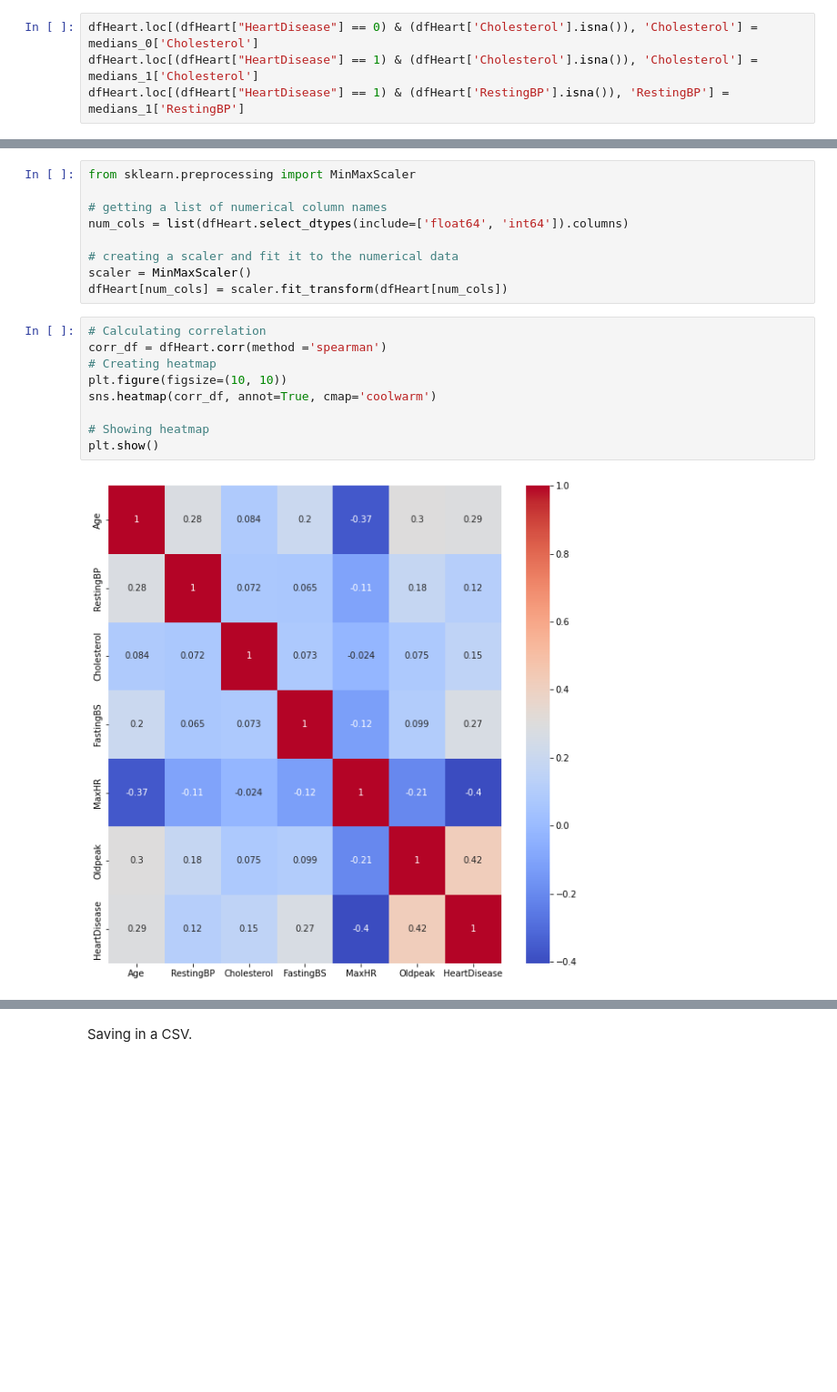
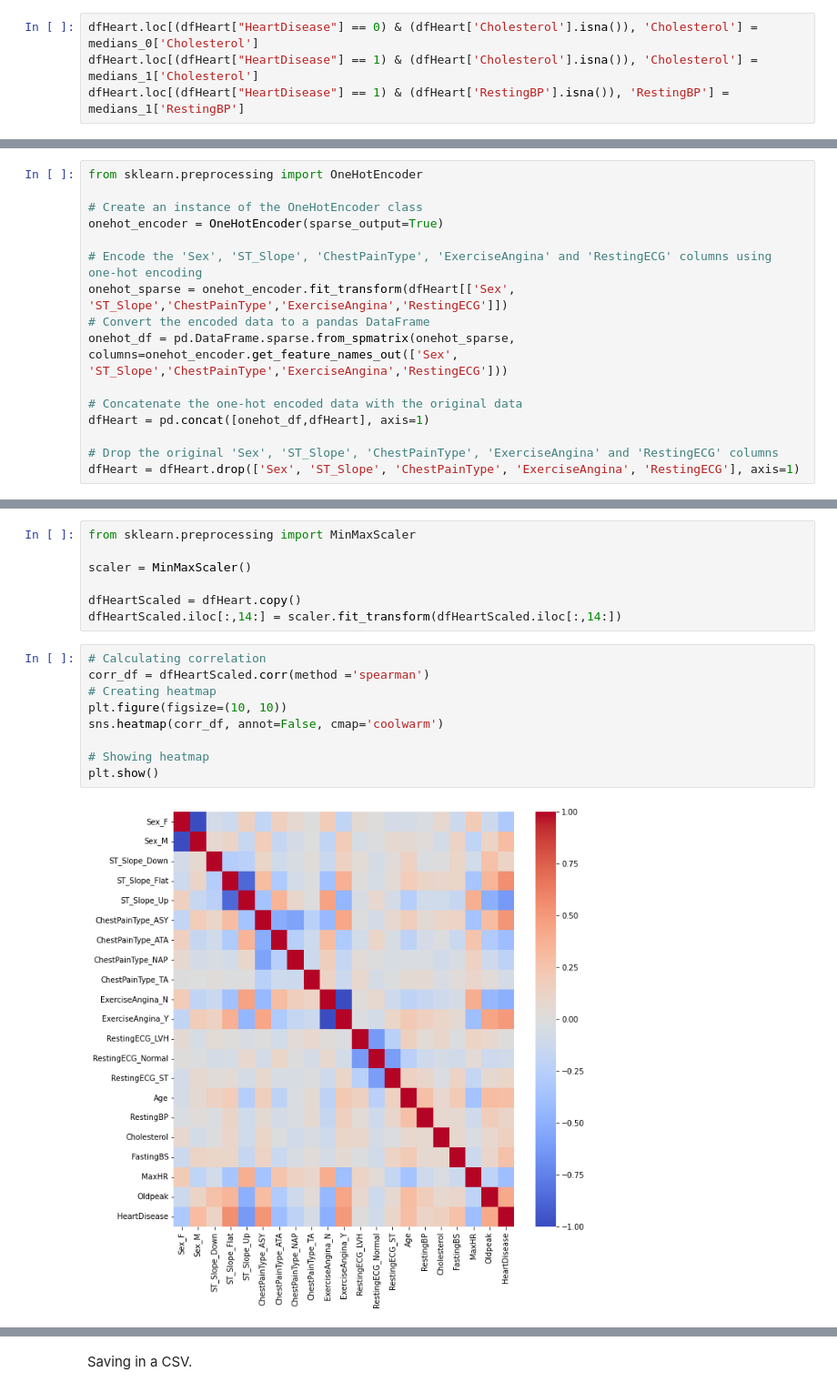
Before and after one commit to mma735/Practice-DS, a Jupyter notebook: dataset5_heart/dataset5_heart_DP&EDA.ipynb, the cells around one changed output, grey strips where cells are left out. Shown at 91% size. Saved outputs shown, nothing was run; the diff lists cells and outputs as text; blank space fills up the shorter version.

```diff
--- a/dataset5_heart/dataset5_heart_DP&EDA.ipynb
+++ b/dataset5_heart/dataset5_heart_DP&EDA.ipynb
@@ -267,0 +297,16 @@ plt.show()
+# %%
+from sklearn.preprocessing import OneHotEncoder
+
+# Create an instance of the OneHotEncoder class
+onehot_encoder = OneHotEncoder(sparse_output=True)
+
+# Encode the 'Sex', 'ST_Slope', 'ChestPainType', 'ExerciseAngina' and 'RestingECG' columns using one-hot encoding
+onehot_sparse = onehot_encoder.fit_transform(dfHeart[['Sex', 'ST_Slope','ChestPainType','ExerciseAngina','RestingECG']])
+# Convert the encoded data to a pandas DataFrame
+onehot_df = pd.DataFrame.sparse.from_spmatrix(onehot_sparse, columns=onehot_encoder.get_feature_names_out(['Sex', 'ST_Slope','ChestPainType','ExerciseAngina','RestingECG']))
+
+# Concatenate the one-hot encoded data with the original data
+dfHeart = pd.concat([onehot_df,dfHeart], axis=1)
+
+# Drop the original 'Sex', 'ST_Slope', 'ChestPainType', 'ExerciseAngina' and 'RestingECG' columns
+dfHeart = dfHeart.drop(['Sex', 'ST_Slope', 'ChestPainType', 'ExerciseAngina', 'RestingECG'], axis=1)
@@ -268,20 +333,18 @@ plt.show()
 # %%
 from sklearn.preprocessing import MinMaxScaler
 
-# getting a list of numerical column names
-num_cols = list(dfHeart.select_dtypes(include=['float64', 'int64']).columns)
+scaler = MinMaxScaler()
 
-# creating a scaler and fit it to the numerical data
-scaler = MinMaxScaler()
-dfHeart[num_cols] = scaler.fit_transform(dfHeart[num_cols])
+dfHeartScaled = dfHeart.copy()
+dfHeartScaled.iloc[:,14:] = scaler.fit_transform(dfHeartScaled.iloc[:,14:])
 # %%
 # Calculating correlation
-corr_df = dfHeart.corr(method ='spearman')
+corr_df = dfHeartScaled.corr(method ='spearman')
 # Creating heatmap
 plt.figure(figsize=(10, 10))
-sns.heatmap(corr_df, annot=True, cmap='coolwarm')
+sns.heatmap(corr_df, annot=False, cmap='coolwarm')
 
 # Showing heatmap
 plt.show()
 # %% [output]
-[figure, old version]
+[figure, new version]
```
Also changed, not shown: parts of 26 cells of this notebook, 27 other files.
